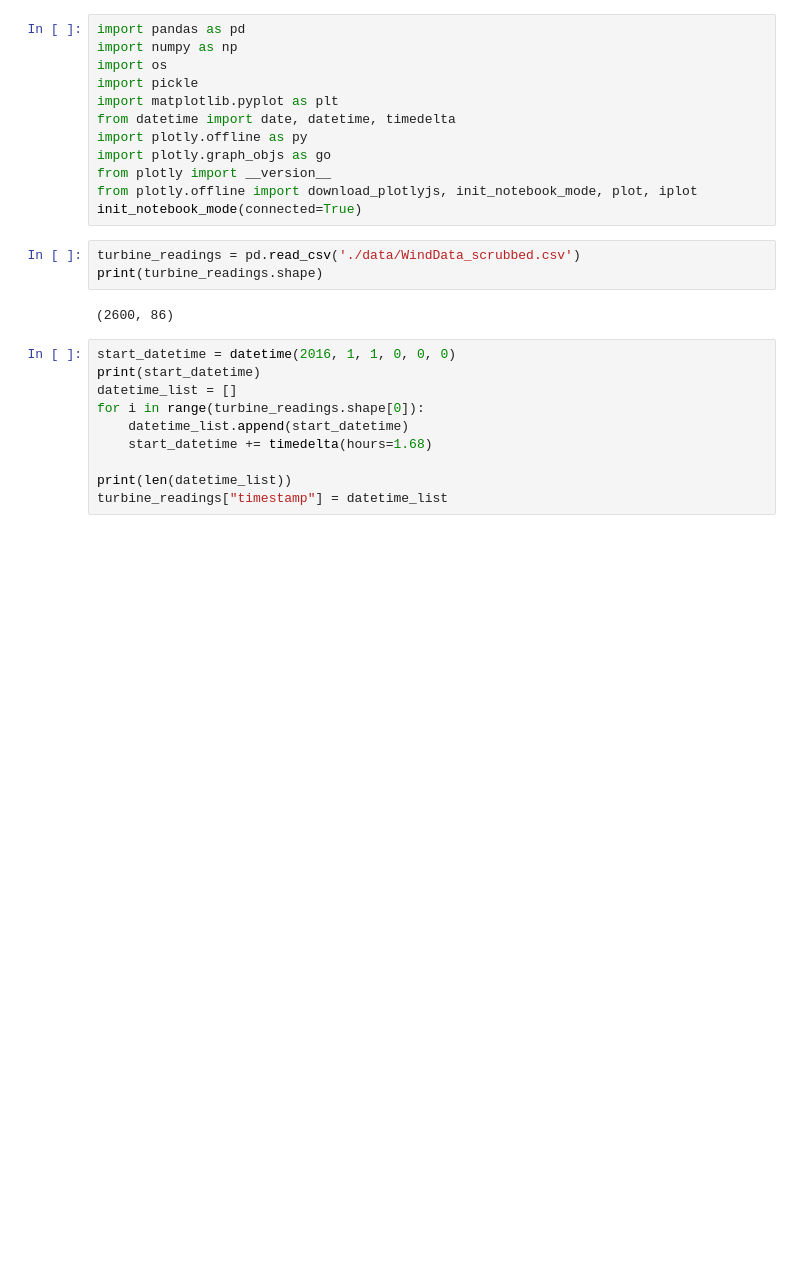
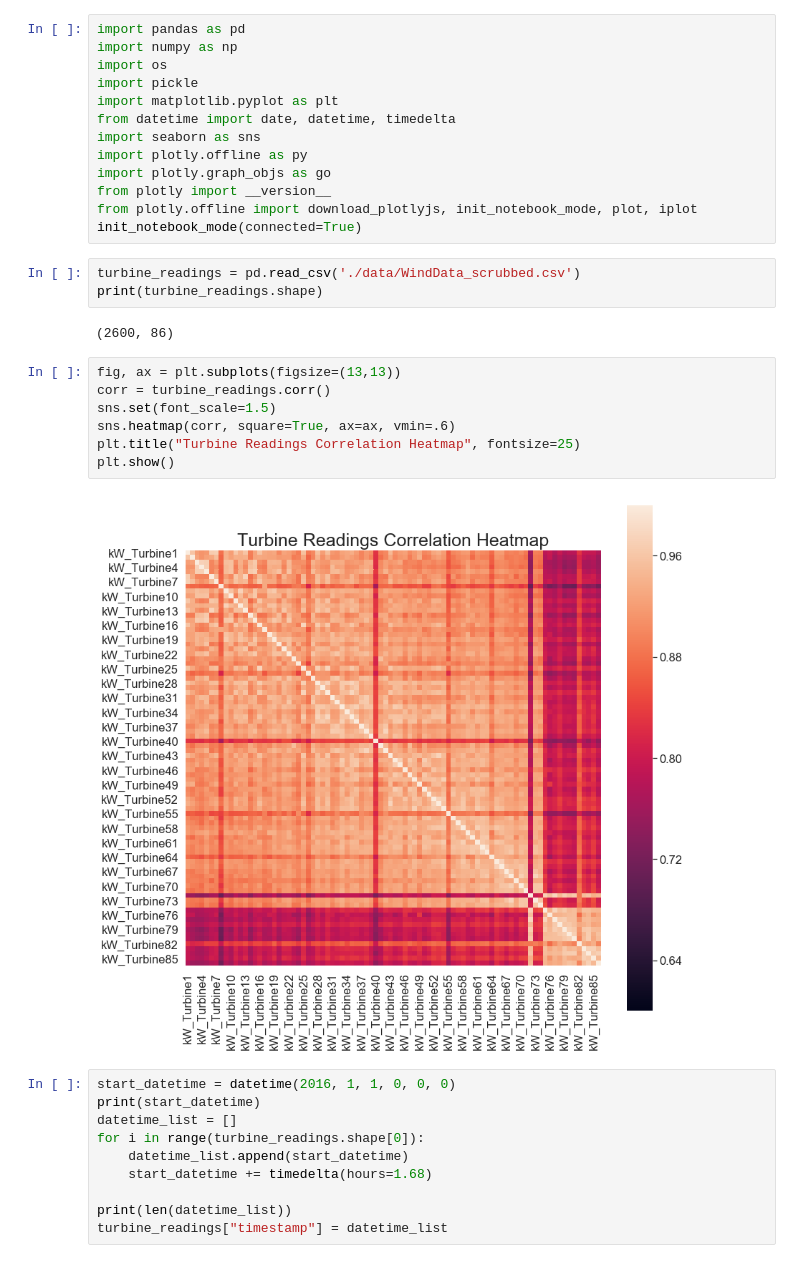
Before and after one commit to jonashan90/ge_capstone, a Jupyter notebook: 09 - Wind Turbine Output with NOAA Data.ipynb, the cells around one changed output. Saved outputs shown, nothing was run; the diff lists cells and outputs as text; blank space fills up the shorter version.

Commit message:
Added cross correlation analysis.

```diff
--- a/09 - Wind Turbine Output with NOAA Data.ipynb
+++ b/09 - Wind Turbine Output with NOAA Data.ipynb
@@ -5,6 +5,7 @@ import os
 import pickle
 import matplotlib.pyplot as plt
 from datetime import date, datetime, timedelta
+import seaborn as sns
 import plotly.offline as py
 import plotly.graph_objs as go
 from plotly import __version__
@@ -15,6 +16,15 @@ turbine_readings = pd.read_csv('./data/WindData_scrubbed.csv')
 print(turbine_readings.shape)
 # %% [output]
 (2600, 86)
+# %%
+fig, ax = plt.subplots(figsize=(13,13))
+corr = turbine_readings.corr()
+sns.set(font_scale=1.5)
+sns.heatmap(corr, square=True, ax=ax, vmin=.6)
+plt.title("Turbine Readings Correlation Heatmap", fontsize=25)
+plt.show()
+# %% [output]
+[figure, added]
 # %%
 start_datetime = datetime(2016, 1, 1, 0, 0, 0)
 print(start_datetime)
```
Also changed, not shown: parts of 6 cells of this notebook, 14 other files.
